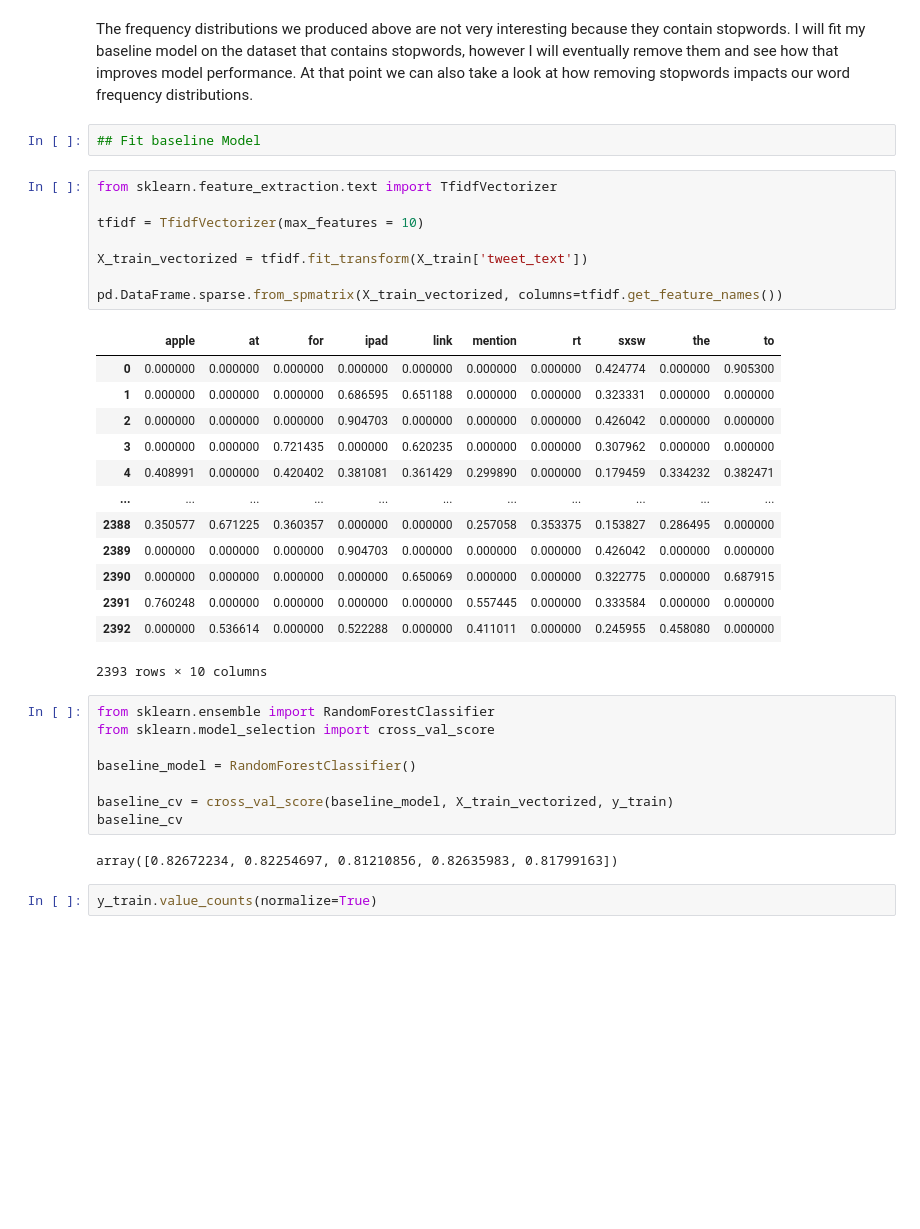
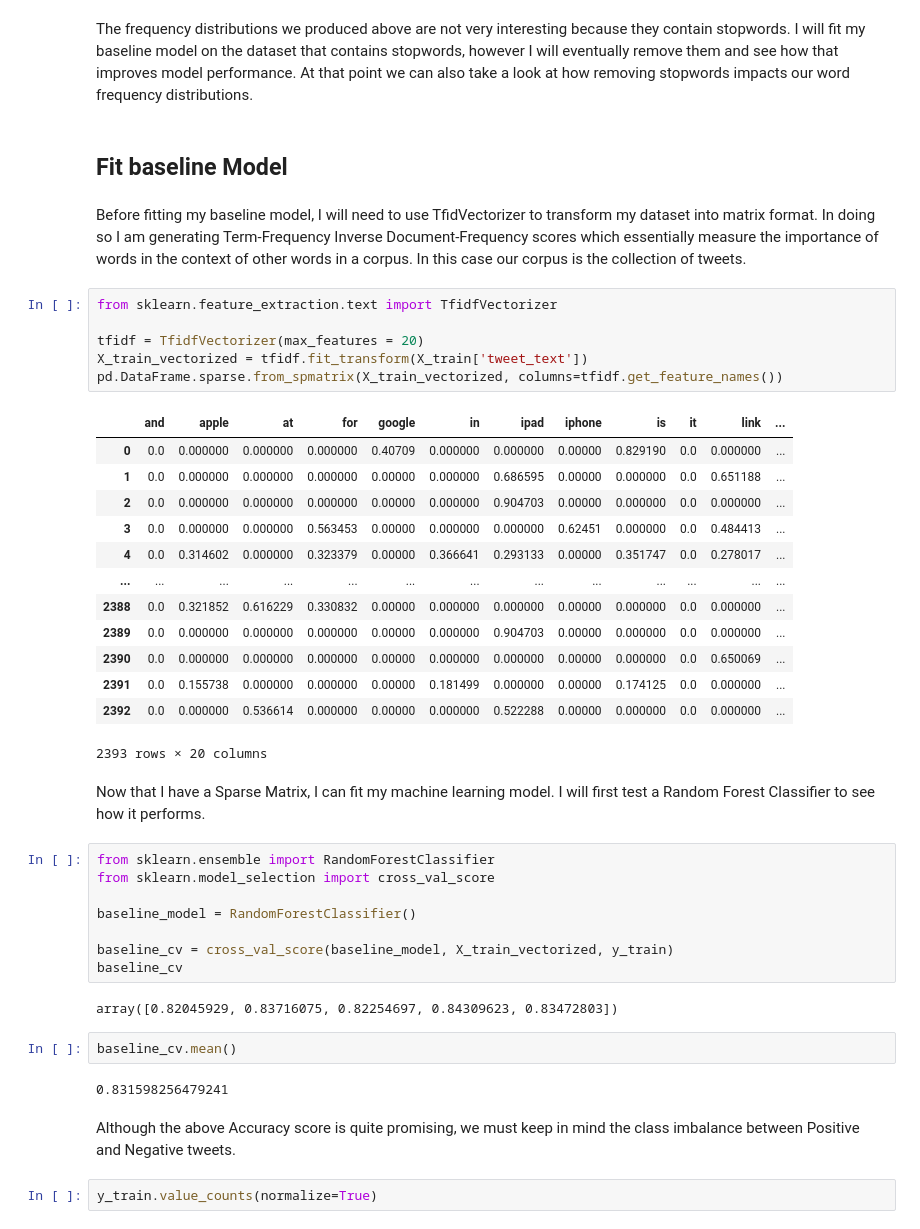
Before and after one commit to mitchellren123/Twitter-NLP-Sentiment, a Jupyter notebook: Twitter-NLP.ipynb, the cells around one changed output. Drawn from its saved outputs; the diff is of its cells as text; blank space fills up the shorter version.

```diff
--- a/Twitter-NLP.ipynb
+++ b/Twitter-NLP.ipynb
@@ -251,29 +250,31 @@ visualize_top_10(train_freq_dist_negative, 'Top 10 Word Frequency for Negative T
 # %% [markdown]
 The frequency distributions we produced above are not very interesting because they contain stopwords. I will fit my baseline model on the dataset that contains stopwords, however I will eventually remove them and see how that improves model performance. At that point we can also take a look at how removing stopwords impacts our word frequency distributions.
-# %%
-## Fit baseline Model
+# %% [markdown]
+## Fit baseline Model
+# %% [markdown]
+Before fitting my baseline model, I will need to use TfidVectorizer to transform my dataset into matrix format. In doing so I am generating Term-Frequency Inverse Document-Frequency scores which essentially measure the importance of words in the context of other words in a corpus. In this case our corpus is the collection of tweets.
 # %%
 from sklearn.feature_extraction.text import TfidfVectorizer
 
-tfidf = TfidfVectorizer(max_features = 10)
-
+tfidf = TfidfVectorizer(max_features = 20)
 X_train_vectorized = tfidf.fit_transform(X_train['tweet_text'])
-
 pd.DataFrame.sparse.from_spmatrix(X_train_vectorized, columns=tfidf.get_feature_names())
 # %% [output]
-|  | apple | at | for | ipad | link | mention | rt | sxsw | the | to |
-| 0 | 0.000000 | 0.000000 | 0.000000 | 0.000000 | 0.000000 | 0.000000 | 0.000000 | 0.424774 | 0.000000 | 0.905300 |
-| 1 | 0.000000 | 0.000000 | 0.000000 | 0.686595 | 0.651188 | 0.000000 | 0.000000 | 0.323331 | 0.000000 | 0.000000 |
-| 2 | 0.000000 | 0.000000 | 0.000000 | 0.904703 | 0.000000 | 0.000000 | 0.000000 | 0.426042 | 0.000000 | 0.000000 |
-| 3 | 0.000000 | 0.000000 | 0.721435 | 0.000000 | 0.620235 | 0.000000 | 0.000000 | 0.307962 | 0.000000 | 0.000000 |
-| 4 | 0.408991 | 0.000000 | 0.420402 | 0.381081 | 0.361429 | 0.299890 | 0.000000 | 0.179459 | 0.334232 | 0.382471 |
-| ... | ... | ... | ... | ... | ... | ... | ... | ... | ... | ... |
-| 2388 | 0.350577 | 0.671225 | 0.360357 | 0.000000 | 0.000000 | 0.257058 | 0.353375 | 0.153827 | 0.286495 | 0.000000 |
-| 2389 | 0.000000 | 0.000000 | 0.000000 | 0.904703 | 0.000000 | 0.000000 | 0.000000 | 0.426042 | 0.000000 | 0.000000 |
-| 2390 | 0.000000 | 0.000000 | 0.000000 | 0.000000 | 0.650069 | 0.000000 | 0.000000 | 0.322775 | 0.000000 | 0.687915 |
-| 2391 | 0.760248 | 0.000000 | 0.000000 | 0.000000 | 0.000000 | 0.557445 | 0.000000 | 0.333584 | 0.000000 | 0.000000 |
-| 2392 | 0.000000 | 0.536614 | 0.000000 | 0.522288 | 0.000000 | 0.411011 | 0.000000 | 0.245955 | 0.458080 | 0.000000 |
+|  | and | apple | at | for | google | in | ipad | iphone | is | it | link | ... |
+| 0 | 0.0 | 0.000000 | 0.000000 | 0.000000 | 0.40709 | 0.000000 | 0.000000 | 0.00000 | 0.829190 | 0.0 | 0.000000 | ... |
+| 1 | 0.0 | 0.000000 | 0.000000 | 0.000000 | 0.00000 | 0.000000 | 0.686595 | 0.00000 | 0.000000 | 0.0 | 0.651188 | ... |
+| 2 | 0.0 | 0.000000 | 0.000000 | 0.000000 | 0.00000 | 0.000000 | 0.904703 | 0.00000 | 0.000000 | 0.0 | 0.000000 | ... |
+| 3 | 0.0 | 0.000000 | 0.000000 | 0.563453 | 0.00000 | 0.000000 | 0.000000 | 0.62451 | 0.000000 | 0.0 | 0.484413 | ... |
+| 4 | 0.0 | 0.314602 | 0.000000 | 0.323379 | 0.00000 | 0.366641 | 0.293133 | 0.00000 | 0.351747 | 0.0 | 0.278017 | ... |
+| ... | ... | ... | ... | ... | ... | ... | ... | ... | ... | ... | ... | ... |
+| 2388 | 0.0 | 0.321852 | 0.616229 | 0.330832 | 0.00000 | 0.000000 | 0.000000 | 0.00000 | 0.000000 | 0.0 | 0.000000 | ... |
+| 2389 | 0.0 | 0.000000 | 0.000000 | 0.000000 | 0.00000 | 0.000000 | 0.904703 | 0.00000 | 0.000000 | 0.0 | 0.000000 | ... |
+| 2390 | 0.0 | 0.000000 | 0.000000 | 0.000000 | 0.00000 | 0.000000 | 0.000000 | 0.00000 | 0.000000 | 0.0 | 0.650069 | ... |
+| 2391 | 0.0 | 0.155738 | 0.000000 | 0.000000 | 0.00000 | 0.181499 | 0.000000 | 0.00000 | 0.174125 | 0.0 | 0.000000 | ... |
+| 2392 | 0.0 | 0.000000 | 0.536614 | 0.000000 | 0.00000 | 0.000000 | 0.522288 | 0.00000 | 0.000000 | 0.0 | 0.000000 | ... |
-2393 rows × 10 columns
+2393 rows × 20 columns
+# %% [markdown]
+Now that I have a Sparse Matrix, I can fit my machine learning model. I will first test a Random Forest Classifier to see how it performs.
 # %%
 from sklearn.ensemble import RandomForestClassifier
 from sklearn.model_selection import cross_val_score
@@ -283,7 +284,13 @@ baseline_model = RandomForestClassifier()
 baseline_cv = cross_val_score(baseline_model, X_train_vectorized, y_train)
 baseline_cv
 # %% [output]
-array([0.82672234, 0.82254697, 0.81210856, 0.82635983, 0.81799163])
+array([0.82045929, 0.83716075, 0.82254697, 0.84309623, 0.83472803])
+# %%
+baseline_cv.mean()
+# %% [output]
+0.831598256479241
+# %% [markdown]
+Although the above Accuracy score is quite promising, we must keep in mind the class imbalance between Positive and Negative tweets.
 # %%
 y_train.value_counts(normalize=True)
 # %% [output]
```
Also changed, not shown: parts of 35 cells of this notebook.
